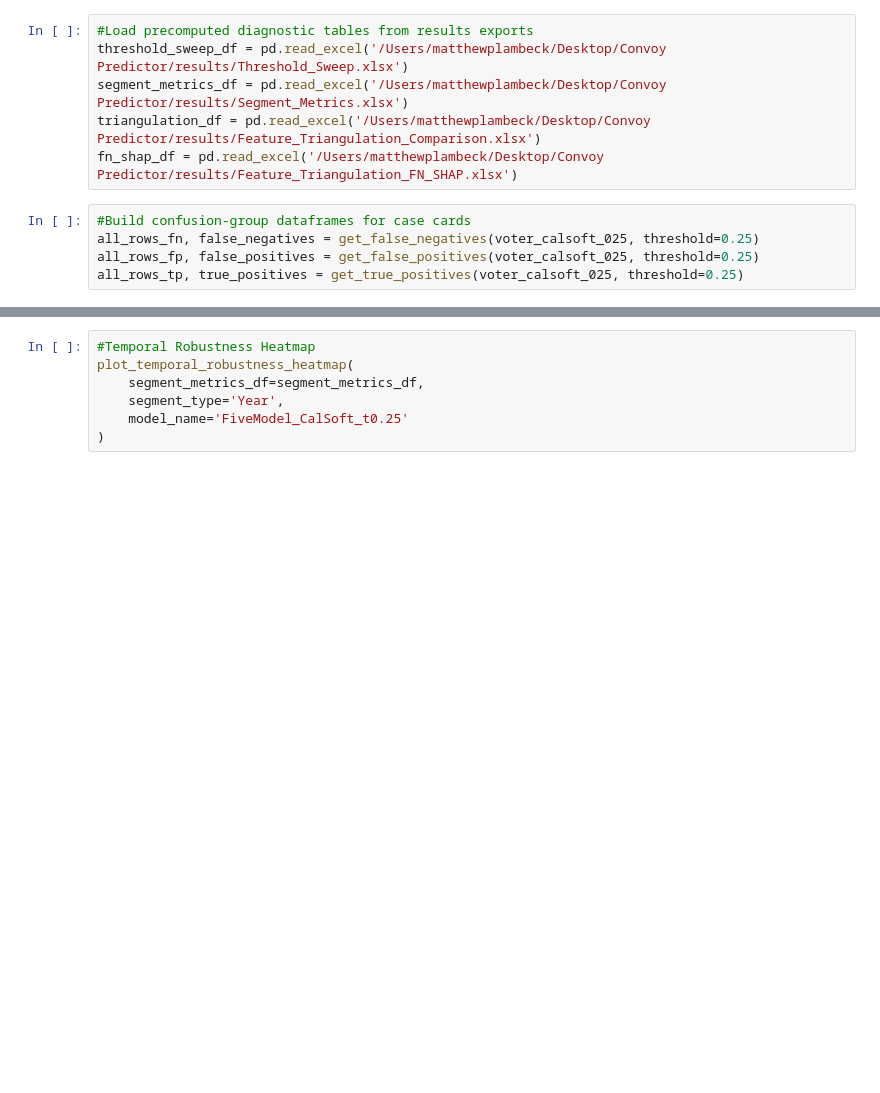
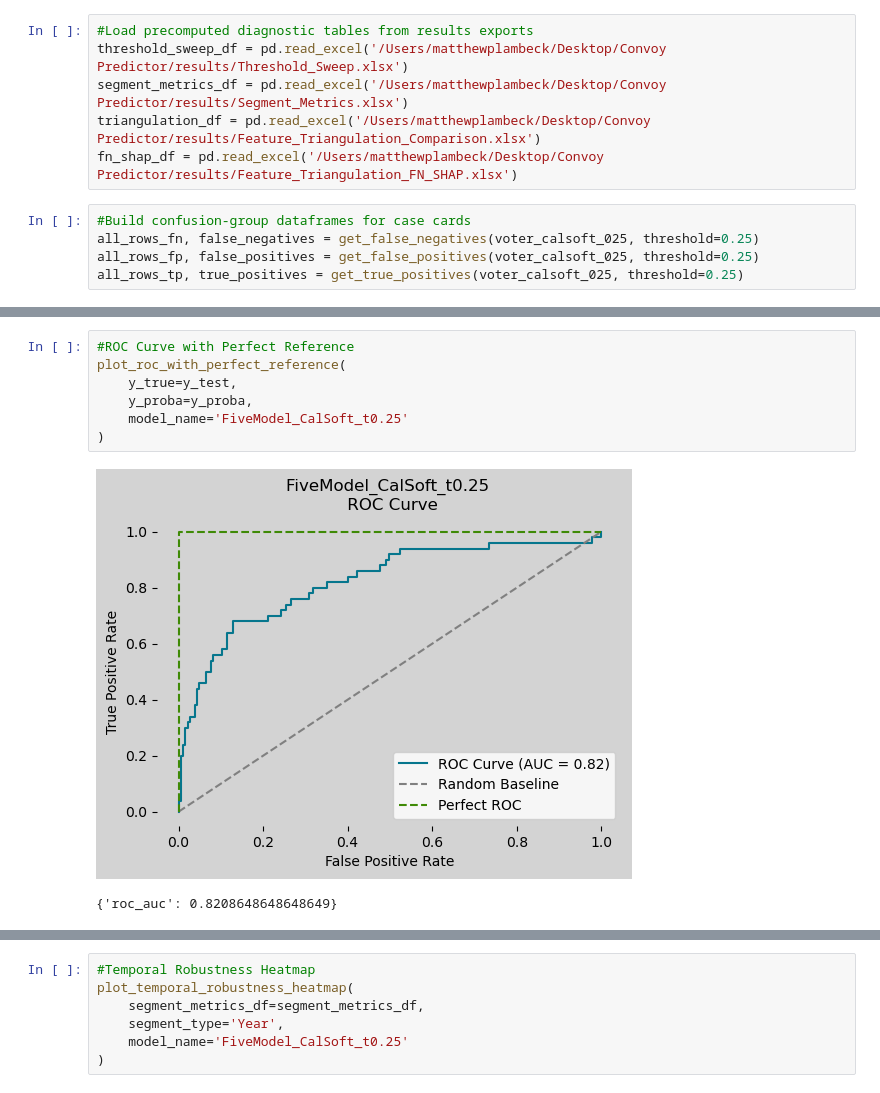
Before and after one commit to MAP9900/Convoy-Predictor-Project, a Jupyter notebook: notebooks/models/Results_Viz.ipynb, the cells around one changed output, grey strips where cells are left out. Cells and saved outputs as stored; diff of their text form; blank space fills up the shorter version.

```diff
--- a/notebooks/models/Results_Viz.ipynb
+++ b/notebooks/models/Results_Viz.ipynb
@@ -116,6 +116,16 @@ plot_operating_point_panel(
  'bal_acc': 0.7751351351351352,
  'fpr': 0.12972972972972974,
  'confusion': {'tn': 161, 'fp': 24, 'fn': 16, 'tp': 34}}
+# %%
+#ROC Curve with Perfect Reference
+plot_roc_with_perfect_reference(
+    y_true=y_test,
+    y_proba=y_proba,
+    model_name='FiveModel_CalSoft_t0.25'
+)
+# %% [output]
+[figure, added]
+{'roc_auc': 0.8208648648648649}
 # %%
 #Threshold Trade-off Curve
 plot_threshold_tradeoff_curve(
```
Also changed, not shown: parts of 4 cells of this notebook, 47 other files.
